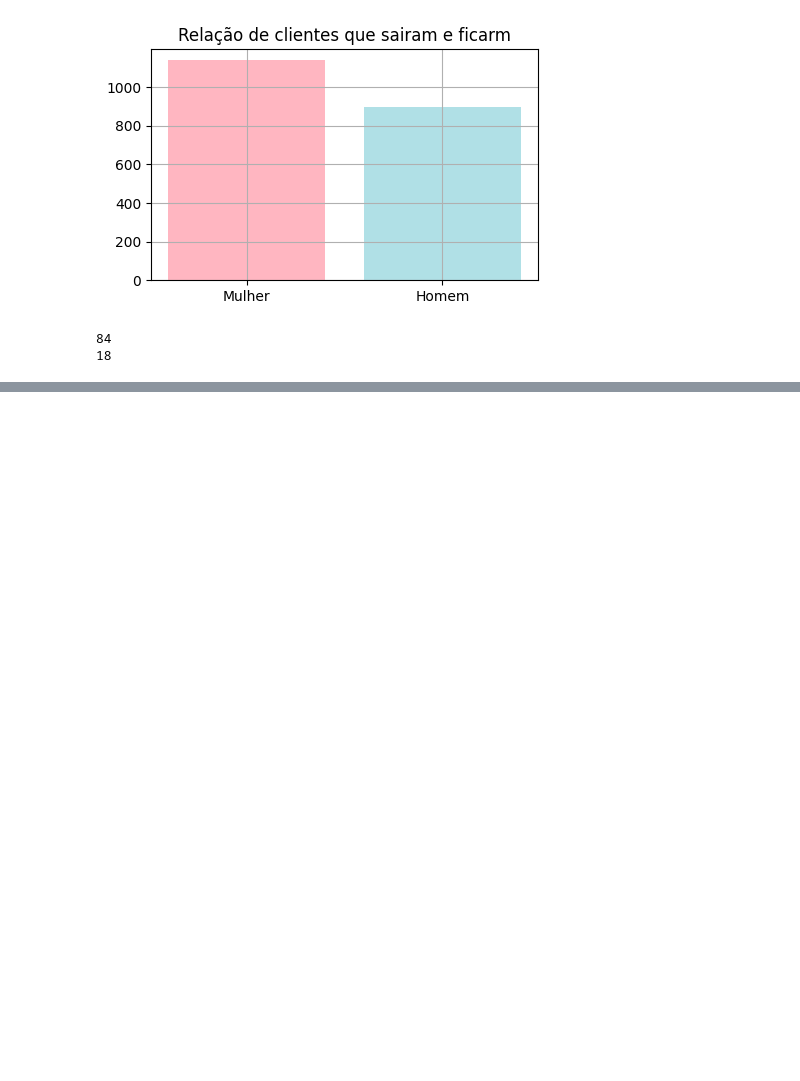
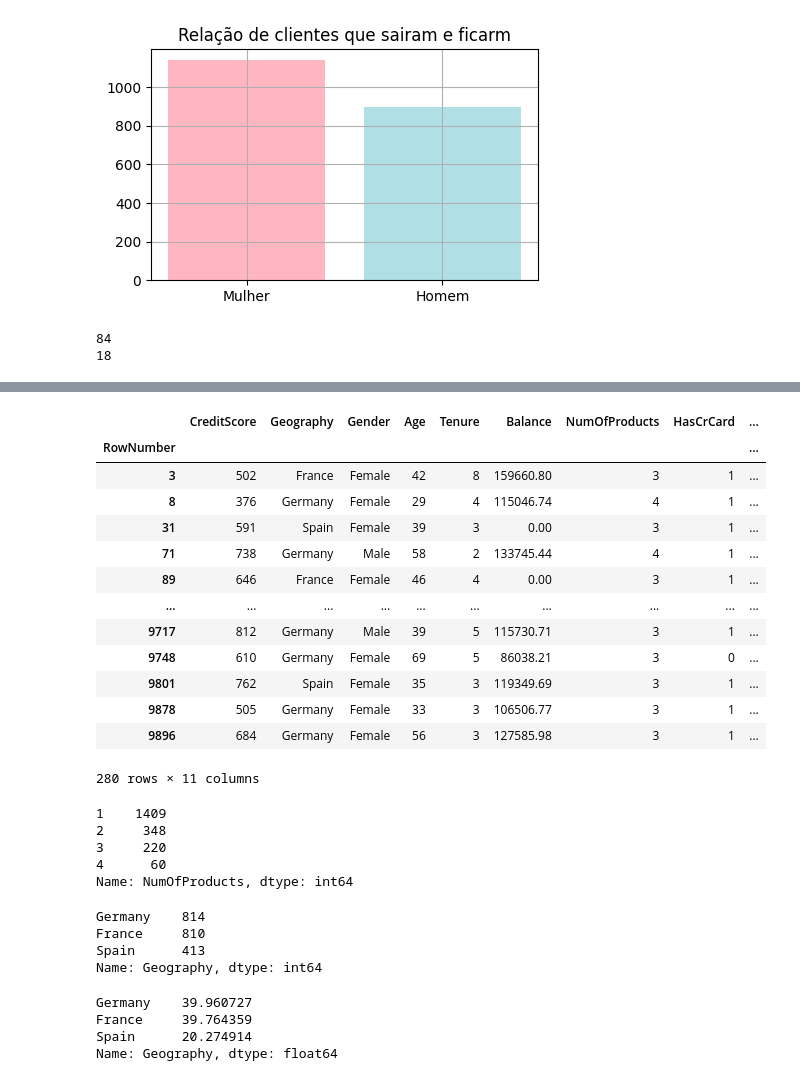
Before and after one commit to nathanmss/ADA_letscode_suzano, a Jupyter notebook: aula2.ipynb, the cells around one changed output, grey strips where cells are left out. Saved outputs shown, nothing was run; the diff lists cells and outputs as text; code cells hidden in the pictures; blank space fills up the shorter version.

```diff
--- a/aula2.ipynb
+++ b/aula2.ipynb
@@ -223,0 +217,43 @@ SyntaxError: invalid syntax (3801415.py, line 1)
+# %%
+df_churn_produtos = df_churn_exited.loc[df_churn.NumOfProducts>=3] # Verificando a quantidade de clientes que possuem 3 ou mais produtos e mesmo assim sairam.
+df_churn_produtos
+# %% [output]
+|  | CreditScore | Geography | Gender | Age | Tenure | Balance | NumOfProducts | HasCrCard | ... |
+| RowNumber |  |  |  |  |  |  |  |  | ... |
+| 3 | 502 | France | Female | 42 | 8 | 159660.80 | 3 | 1 | ... |
+| 8 | 376 | Germany | Female | 29 | 4 | 115046.74 | 4 | 1 | ... |
+| 31 | 591 | Spain | Female | 39 | 3 | 0.00 | 3 | 1 | ... |
+| 71 | 738 | Germany | Male | 58 | 2 | 133745.44 | 4 | 1 | ... |
+| 89 | 646 | France | Female | 46 | 4 | 0.00 | 3 | 1 | ... |
+| ... | ... | ... | ... | ... | ... | ... | ... | ... | ... |
+| 9717 | 812 | Germany | Male | 39 | 5 | 115730.71 | 3 | 1 | ... |
+| 9748 | 610 | Germany | Female | 69 | 5 | 86038.21 | 3 | 0 | ... |
+| 9801 | 762 | Spain | Female | 35 | 3 | 119349.69 | 3 | 1 | ... |
+| 9878 | 505 | Germany | Female | 33 | 3 | 106506.77 | 3 | 1 | ... |
+| 9896 | 684 | Germany | Female | 56 | 3 | 127585.98 | 3 | 1 | ... |
+280 rows × 11 columns
+# %%
+df_churn_qtd_produtos = df_churn_exited.NumOfProducts.value_counts()
+df_churn_qtd_produtos
+# %% [output]
+1    1409
+2     348
+3     220
+4      60
+Name: NumOfProducts, dtype: int64
+# %%
+df_churn_qunt_paises = df_churn_exited.Geography.value_counts()
+df_churn_qunt_paises
+# %% [output]
+Germany    814
+France     810
+Spain      413
+Name: Geography, dtype: int64
+# %%
+df_churn_qunt_paises = df_churn_exited.Geography.value_counts() / df_churn_exited.Geography.value_counts().sum() * 100
+df_churn_qunt_paises
+# %% [output]
+Germany    39.960727
+France     39.764359
+Spain      20.274914
+Name: Geography, dtype: float64
```
Also changed, not shown: parts of 9 cells of this notebook.
